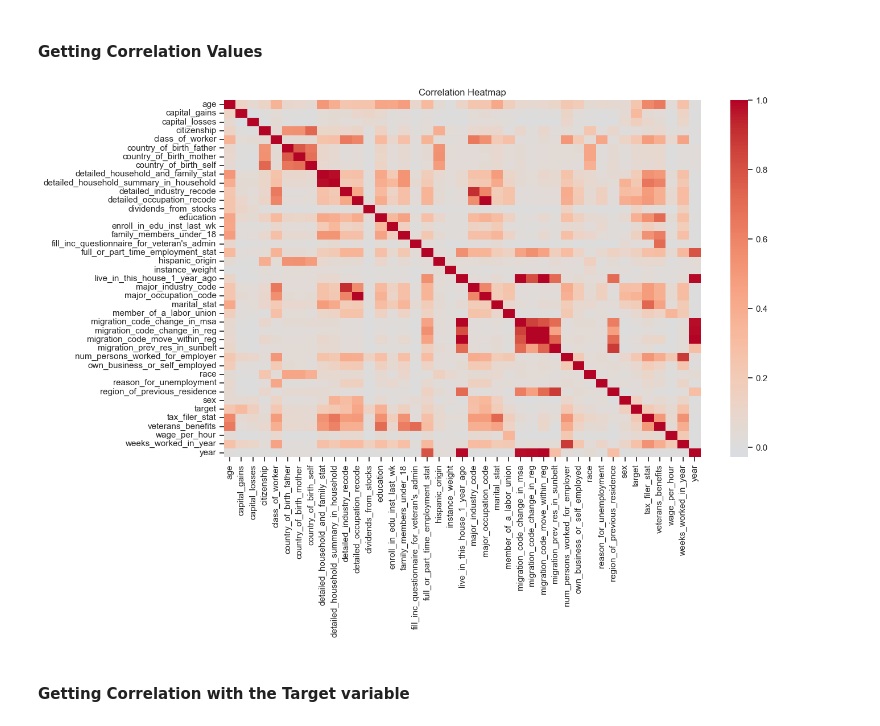
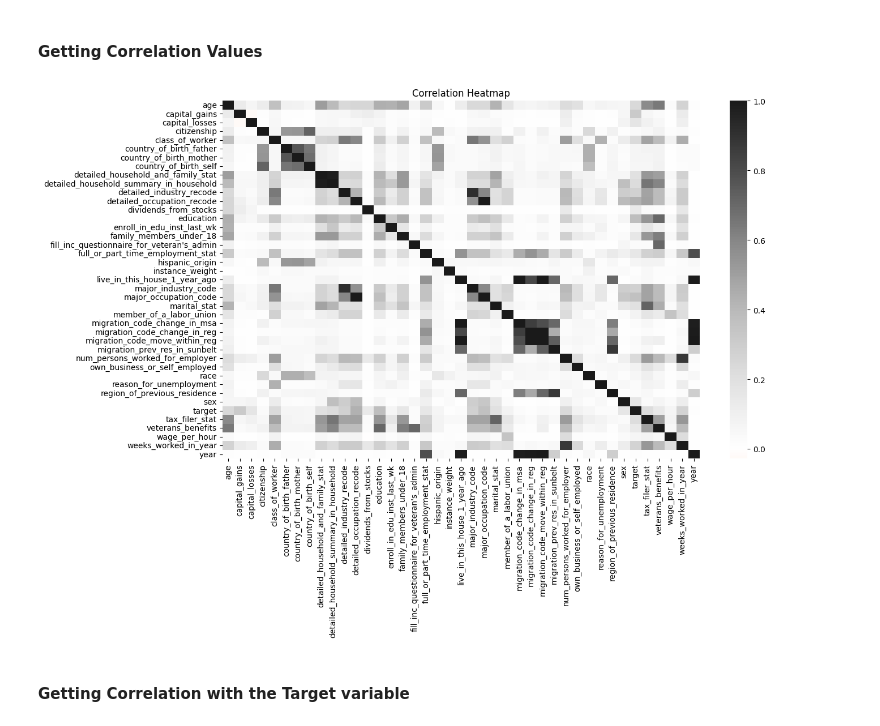
Before and after one commit to Asgharzade/dku_practice, a Jupyter notebook: Explore-Graph_executed.ipynb, the cells around one changed output. Drawn from its saved outputs; the diff is of its cells as text; code cells hidden in the pictures.

```diff
--- a/Explore-Graph_executed.ipynb
+++ b/Explore-Graph_executed.ipynb
@@ -221,19 +221,19 @@ sns.pairplot(df, vars=['capital_gains', 'capital_losses'], hue='target', plot_kw
 # %%
 import json
 filename = 'report/processed/census_income_learn.csv.json'
 with open(filename) as j:
     corr = pd.DataFrame(json.load(j)['correlations']['auto'])
 plt.figure(figsize=(14, 10))
 plt.title("Correlation Heatmap")
-sns.heatmap(corr, annot=False, cmap='coolwarm', center=0,
+sns.heatmap(corr, annot=False, cmap='RdGy', center=0,
     xticklabels=corr.columns,
     yticklabels=corr.columns)
 plt.xticks(rotation=90)
 plt.yticks(rotation=0)
 plt.tight_layout()
 plt.savefig('report/processed/corr_learn.jpg')
 # %% [output]
-[figure, old version]
+[figure, new version]
 # %% [markdown]
 #### Getting Correlation with the **Target** variable
 # %%
```
Also changed, not shown: 13 other files.
